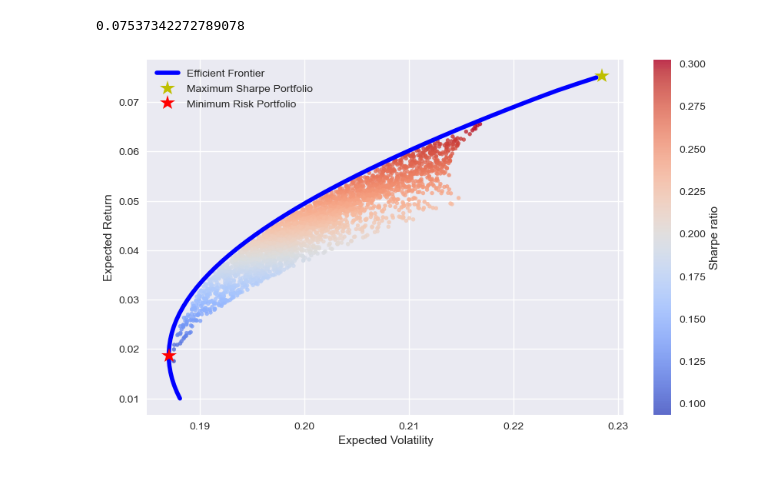
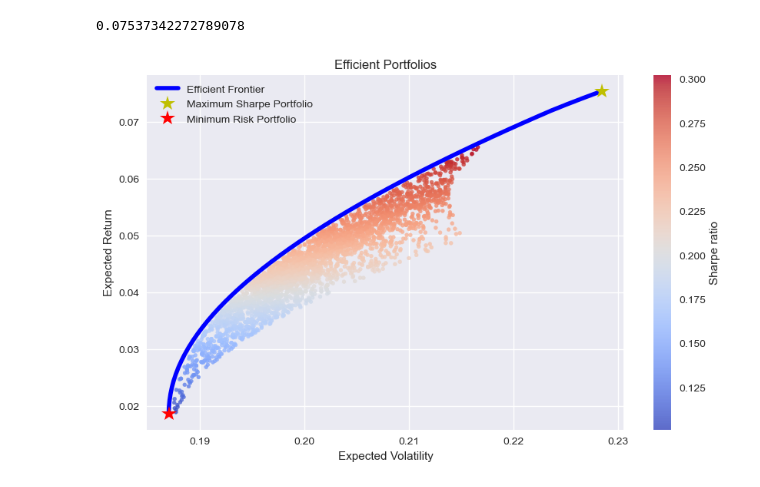
Before and after one commit to Muskie/cpf, a Jupyter notebook: cert_tutorial_06_AMM.ipynb, the cells around one changed output. Drawn from its saved outputs; the diff is of its cells as text; code cells hidden in the pictures.

```diff
--- a/cert_tutorial_06_AMM.ipynb
+++ b/cert_tutorial_06_AMM.ipynb
@@ -55,6 +55,8 @@ Index(['.FCHI', '.FTSE', '.GDAXI', '.HSI', '.NDX', '.NSEI', '.SPX', '.SSEC'], dt
 # %% [markdown]
 ## Define Class
 # %%
+# to use this for work, instead of passing in rets, pass in more strings, A vs O, G vs non-G etc.
+# The key for work is handling strategies that are less old such as GCO, EAFE etc.
 class AssetManager:
     def __init__(self,
                  market=rets,
@@ -131,36 +133,43 @@ class AssetManager:
                        constraints=self.cons)
         return opt['x']
 
-    def visualize_efficient_frontier(self, simulations=2500, min_return=0.0, max_return=0.2):
+    def visualize_efficient_frontier(self, simulations=2500):
         extra_cons = ({'type': 'eq', 'fun': lambda weights: AssetManager.annualized_return(self.our_returns, weights) - tret},
                       self.cons)
-        trets = np.linspace(min_return, max_return, 50)
-        tvols = []
-        for tret in trets:
+        # use weights below to replace min_returna and max_return maybe, try it at least
+        minimum_risk_weights = self.minimum_risk_portfolio()
+        minimum_risk_return = self.annualized_return(self.our_returns, minimum_risk_weights)
+        minimum_risk_volatility = self.annualized_volatility(self.our_returns, minimum_risk_weights)
+        maximum_sharpe_weights = self.maximum_sharpe_portfolio()
+        maximum_sharpe_return = self.annualized_return(self.our_returns, maximum_sharpe_weights)
+        maximum_sharpe_volatility = self.annualized_volatility(self.our_returns, maximum_sharpe_weights)
+        # rename trets and tvols to be target returns and target volatility
+        target_returns = np.linspace(minimum_risk_return, maximum_sharpe_return, 50)
+        target_volatilities = []
+        for tret in target_returns:
             res = minimize(lambda weights: AssetManager.annualized_volatility(self.our_returns, weights),
                            self.equal_weights,
                            method='SLSQP',
                            bounds=self.bnds,
                            constraints=extra_cons)
-            tvols.append(res['fun'])
-        tvols = np.array(tvols)
-        prets, pvols = self.simulate_random_portfolios(simulations)
-        mrweights = self.minimum_risk_portfolio()
-        msweights = self.maximum_sharpe_portfolio()
+            target_volatilities.append(res['fun'])
+        target_volatilities = np.array(target_volatilities)
+        possible_returns, possible_volatilities = self.simulate_random_portfolios(simulations)
+
+        # use these weights to calculate the minimum risk return and maximum risk return
         plt.figure(figsize=(10, 6))
-        plt.scatter(pvols, prets, c=prets / pvols,
+        plt.scatter(possible_volatilities, possible_returns, c=(possible_returns / possible_volatilities),
                     marker='.', alpha=0.8, cmap='coolwarm')
-        plt.plot(tvols, trets, 'b', lw=4.0, label='Efficient Frontier')
-        plt.plot(self.annualized_volatility(self.our_returns, msweights),
-                 self.annualized_return(self.our_returns, msweights),
+        plt.plot(target_volatilities, target_returns, 'b', lw=4.0, label='Efficient Frontier')
+        plt.plot(maximum_sharpe_volatility, maximum_sharpe_return,
                  'y*', markersize=15.0, label='Maximum Sharpe Portfolio')
-        plt.plot(self.annualized_volatility(self.our_returns, mrweights),
-                 self.annualized_return(self.our_returns, mrweights),
+        plt.plot(minimum_risk_volatility, minimum_risk_return,
                   'r*', markersize=15.0, label='Minimum Risk Portfolio')
         plt.xlabel('Expected Volatility')
         plt.ylabel('Expected Return')
         plt.colorbar(label='Sharpe ratio')
         plt.legend()
+        plt.title('Efficient Portfolios')
         plt.show();
 # %% [markdown]
 ### Class testing code
@@ -286,6 +295,6 @@ portfolio.annualized_return(portfolio.our_returns, maximum_sharpe_weights)
 # %% [output]
 0.07537342272789078
 # %%
-portfolio.visualize_efficient_frontier(3000, 0.01, 0.075) # The return of the maximum sharpe portfolio guides last value
+portfolio.visualize_efficient_frontier(3000) # In this version I just pass in simulation number
 # %% [output]
-[figure, old version]
+[figure, new version]
```
Also changed, not shown: parts of 4 cells of this notebook.
